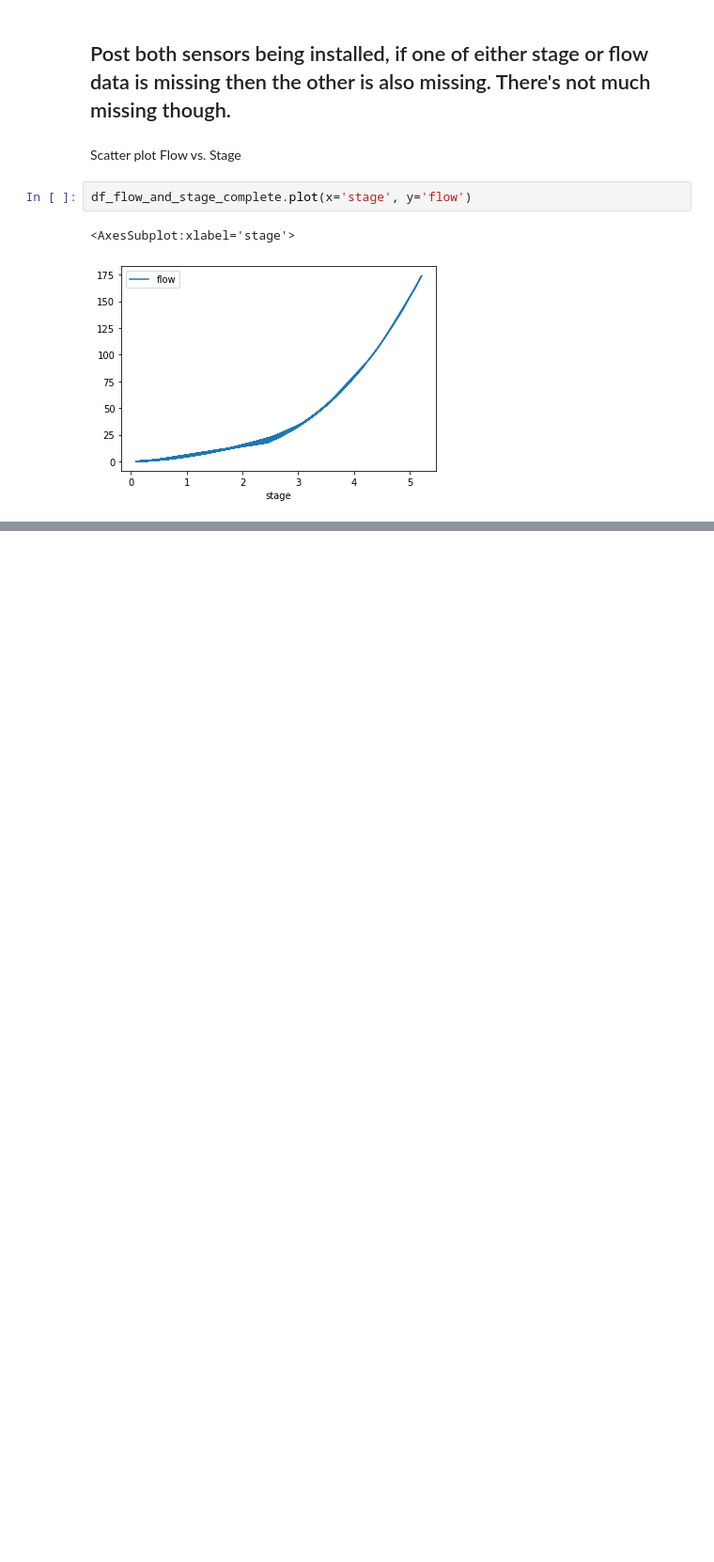
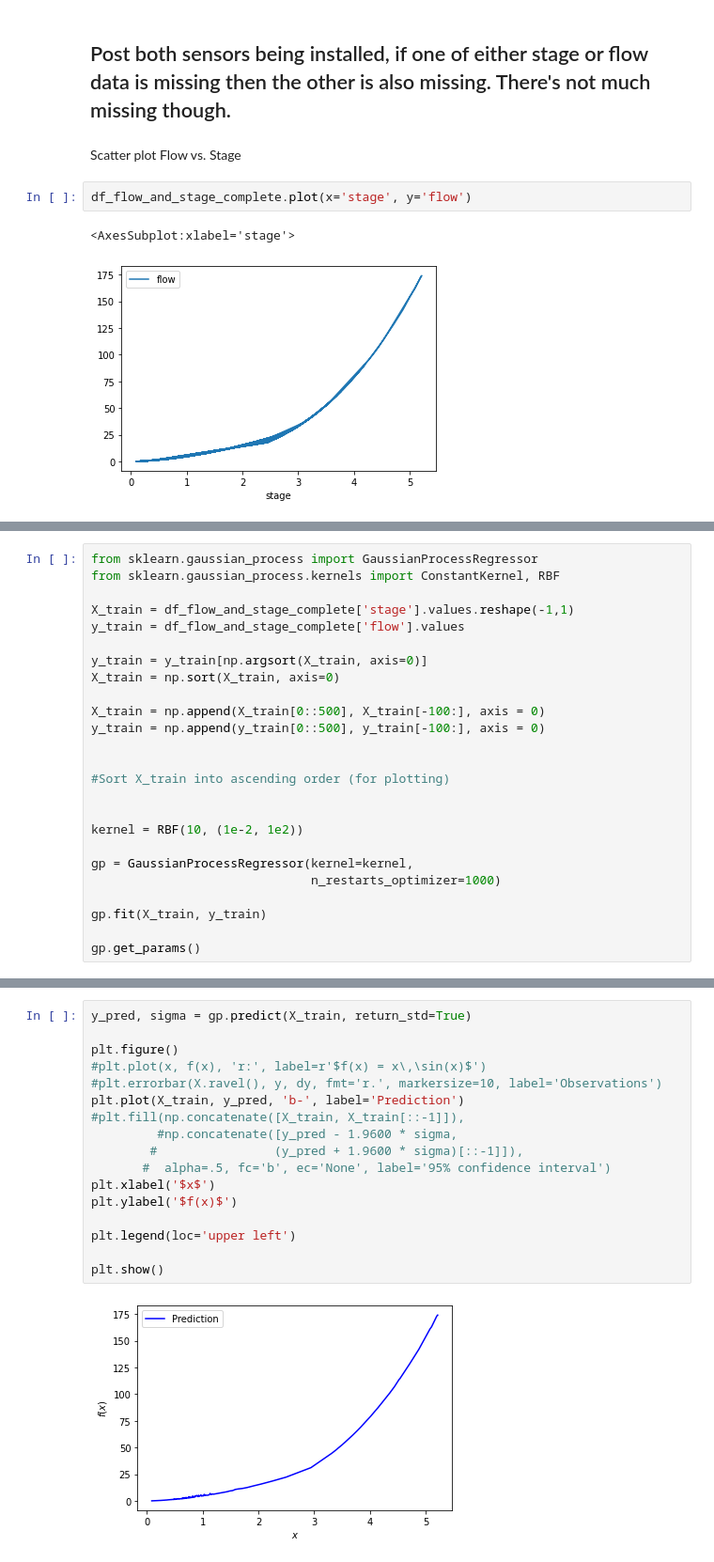
Before and after one commit to ai4er-cdt/flood_risk_shipston, a Jupyter notebook: notebooks/mja/wiski_exploration.ipynb, the cells around one changed output, grey strips where cells are left out. Shown at 94% size. Saved outputs shown, nothing was run; the diff lists cells and outputs as text; blank space fills up the shorter version.

Commit message:
Gaussian process fit for stage->flow prediction

```diff
--- a/notebooks/mja/wiski_exploration.ipynb
+++ b/notebooks/mja/wiski_exploration.ipynb
@@ -231,0 +209,25 @@ ModuleNotFoundError: No module named 'gaussian_processes_util'
+# %%
+from sklearn.gaussian_process import GaussianProcessRegressor
+from sklearn.gaussian_process.kernels import ConstantKernel, RBF
+
+X_train = df_flow_and_stage_complete['stage'].values.reshape(-1,1)
+y_train = df_flow_and_stage_complete['flow'].values
+
+y_train = y_train[np.argsort(X_train, axis=0)]
+X_train = np.sort(X_train, axis=0)
+
+X_train = np.append(X_train[0::500], X_train[-100:], axis = 0)
+y_train = np.append(y_train[0::500], y_train[-100:], axis = 0)
+
+
+#Sort X_train into ascending order (for plotting)
+
+
+kernel = RBF(10, (1e-2, 1e2))
+
+gp = GaussianProcessRegressor(kernel=kernel,
+                              n_restarts_optimizer=1000)
+
+gp.fit(X_train, y_train)
+
+gp.get_params()
@@ -231,0 +244,19 @@ ModuleNotFoundError: No module named 'gaussian_processes_util'
+# %%
+y_pred, sigma = gp.predict(X_train, return_std=True)
+
+plt.figure()
+#plt.plot(x, f(x), 'r:', label=r'$f(x) = x\,\sin(x)$')
+#plt.errorbar(X.ravel(), y, dy, fmt='r.', markersize=10, label='Observations')
+plt.plot(X_train, y_pred, 'b-', label='Prediction')
+#plt.fill(np.concatenate([X_train, X_train[::-1]]),
+         #np.concatenate([y_pred - 1.9600 * sigma,
+        #                (y_pred + 1.9600 * sigma)[::-1]]),
+       #  alpha=.5, fc='b', ec='None', label='95% confidence interval')
+plt.xlabel('$x$')
+plt.ylabel('$f(x)$')
+
+plt.legend(loc='upper left')
+
+plt.show()
+# %% [output]
+[figure, added]
```
Also changed, not shown: parts of 6 cells of this notebook.
